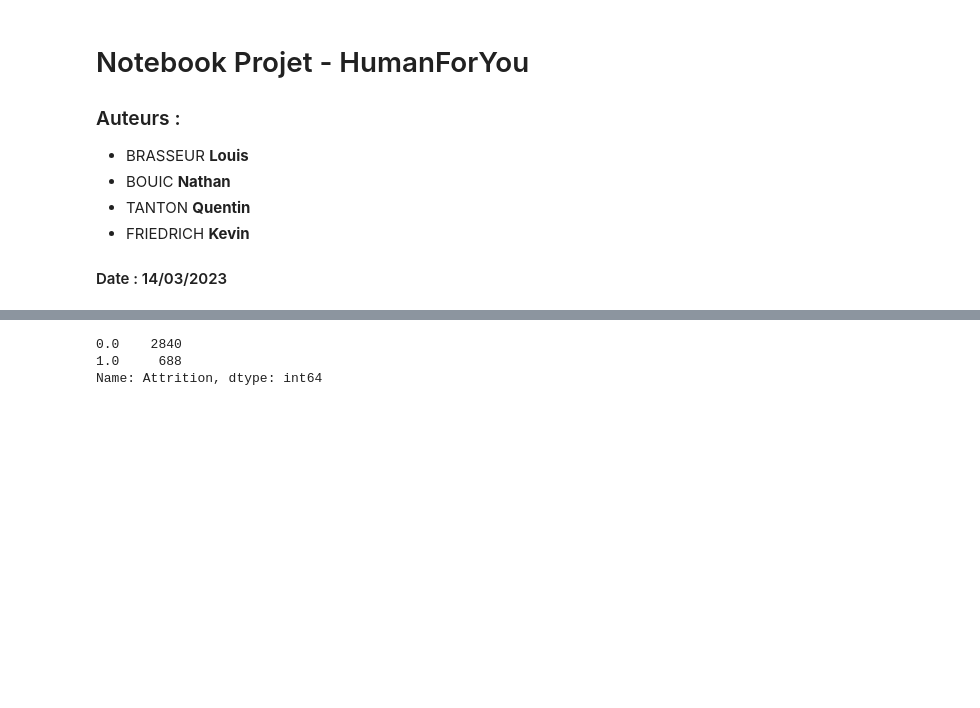
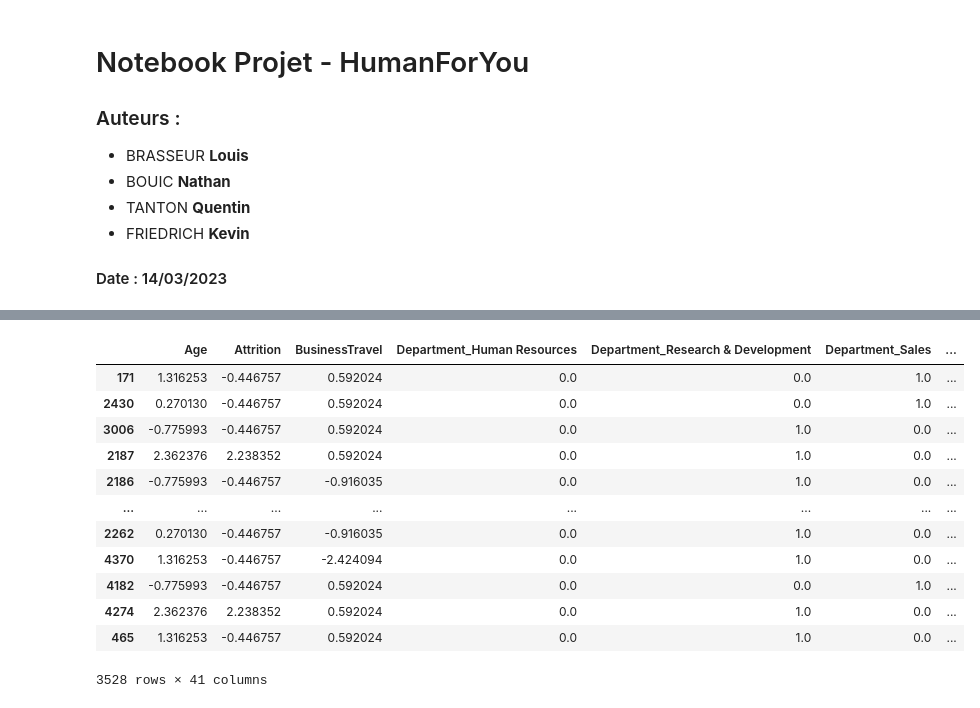
Before and after one commit to Keke675/Projet, a Jupyter notebook: projet.ipynb, the cells around one changed output, grey strips where cells are left out. Cells and saved outputs as stored; diff of their text form; code cells hidden in the pictures; blank space fills up the shorter version.

Commit message:
Finished data_prepared

```diff
--- a/projet.ipynb
+++ b/projet.ipynb
@@ -17,6 +17,7 @@ import matplotlib.pyplot as plt
 general_data_csv = "./dataset/general_data.csv"
 employee_survey_data_csv = "./dataset/employee_survey_data.csv"
 manager_survey_data_csv = "./dataset/manager_survey_data.csv"
+working_hours_data_csv = "./dataset/working_hours.csv"
 
 
 
@@ -24,10 +25,12 @@ manager_survey_data_csv = "./dataset/manager_survey_data.csv"
 data = pd.read_csv(general_data_csv, sep=',')
 employee_survey_data = pd.read_csv(employee_survey_data_csv, sep=',')
 manager_survey_data = pd.read_csv(manager_survey_data_csv, sep=',')
+working_hours_data = pd.read_csv(working_hours_data_csv, sep=',')
 
 # Merge des données
 data = pd.merge(data, employee_survey_data, on='EmployeeID')
 data = pd.merge(data, manager_survey_data, on='EmployeeID')
+data = pd.merge(data, working_hours_data, on='EmployeeID')
 
 data
 # %% [output]
@@ -197,0 +87,20 @@ array(['Human Resources', 'Research & Development', 'Sales',
+# %%
+# On créer des groupes pour certaines variables catégorielles
+from sklearn.impute import SimpleImputer
+
+data['Age'] = pd.cut(data['Age'], [17, 24, 34, 44, 54, 60], labels=['18-24', '25-34', '35-44', '45-54', '55-60'])
+data['DistanceFromHome'] = pd.cut(data['DistanceFromHome'], [0,10,20,30], labels=['0-10', '11-20', '21-30'])
+data['MonthlyIncome'] = pd.cut(data['MonthlyIncome'], [10000, 50000, 90000, 130000, 170000, 200000], labels=['10000-50000', '50001-90000', '90001-130000', '130001-170000', '170001-200000'])
+data['PercentSalaryHike'] = pd.cut(data['PercentSalaryHike'], [10,15,20,25], labels=['10-15', '16-20', '21-26'])
+
+imputer = SimpleImputer(strategy="median")
+data['TotalWorkingYears'] = imputer.fit_transform(data[['TotalWorkingYears']])
+data['TotalWorkingYears'] = pd.cut(data['TotalWorkingYears'], [-1,10,20,30,40], labels=['0-10', '11-20', '21-30', '31-40'])
+
+data['YearsAtCompany'] = pd.cut(data['YearsAtCompany'], [-1,10,20,30,40], labels=['0-10', '11-20', '21-30', '31-40'])
+data['YearsSinceLastPromotion'] = pd.cut(data['YearsSinceLastPromotion'],[-1,2,5,10,15], labels=['0-2', '3-5', '6-10', '11-15'])
+data['YearwithCurrManager'] = pd.cut(data['YearsWithCurrManager'],[-1,2,5,10,17], labels=['0-2', '3-5', '6-10', '11-17'])
+data['daily_working_hours'] = pd.cut(data['daily_working_hours'],[5,6,7,8,9,11], labels=['5-6', '6-7', '7-8', '8-9', '9-11'])
+
+# On supprime les colonnes inutiles
+data = data_train_set.drop(['EmployeeCount','Over18','StandardHours','EmployeeID'], axis=1)
@@ -198,8 +322,17 @@ array(['Human Resources', 'Research & Development', 'Sales',
 # %%
-data_post_prepare = pd.DataFrame(data_prepared, columns=num_attribs + list(full_pipeline_list_cat))
+data_prepared = pd.DataFrame(data_prepared)
+data_prepared
+# %% [output]
+|  | Age | Attrition | BusinessTravel | Department_Human Resources | Department_Research & Development | Department_Sales | ... |
+| 171 | 1.316253 | -0.446757 | 0.592024 | 0.0 | 0.0 | 1.0 | ... |
+| 2430 | 0.270130 | -0.446757 | 0.592024 | 0.0 | 0.0 | 1.0 | ... |
+| 3006 | -0.775993 | -0.446757 | 0.592024 | 0.0 | 1.0 | 0.0 | ... |
+| 2187 | 2.362376 | 2.238352 | 0.592024 | 0.0 | 1.0 | 0.0 | ... |
+| 2186 | -0.775993 | -0.446757 | -0.916035 | 0.0 | 1.0 | 0.0 | ... |
+| ... | ... | ... | ... | ... | ... | ... | ... |
+| 2262 | 0.270130 | -0.446757 | -0.916035 | 0.0 | 1.0 | 0.0 | ... |
+| 4370 | 1.316253 | -0.446757 | -2.424094 | 0.0 | 1.0 | 0.0 | ... |
+| 4182 | -0.775993 | -0.446757 | 0.592024 | 0.0 | 0.0 | 1.0 | ... |
+| 4274 | 2.362376 | 2.238352 | 0.592024 | 0.0 | 1.0 | 0.0 | ... |
+| 465 | 1.316253 | -0.446757 | 0.592024 | 0.0 | 1.0 | 0.0 | ... |
+3528 rows × 41 columns
-# %%
-data_post_prepare['Attrition'].value_counts()
-# %% [output]
-0.0    2840
-1.0     688
-Name: Attrition, dtype: int64
```
Also changed, not shown: parts of 8 cells of this notebook, 1 other file.
